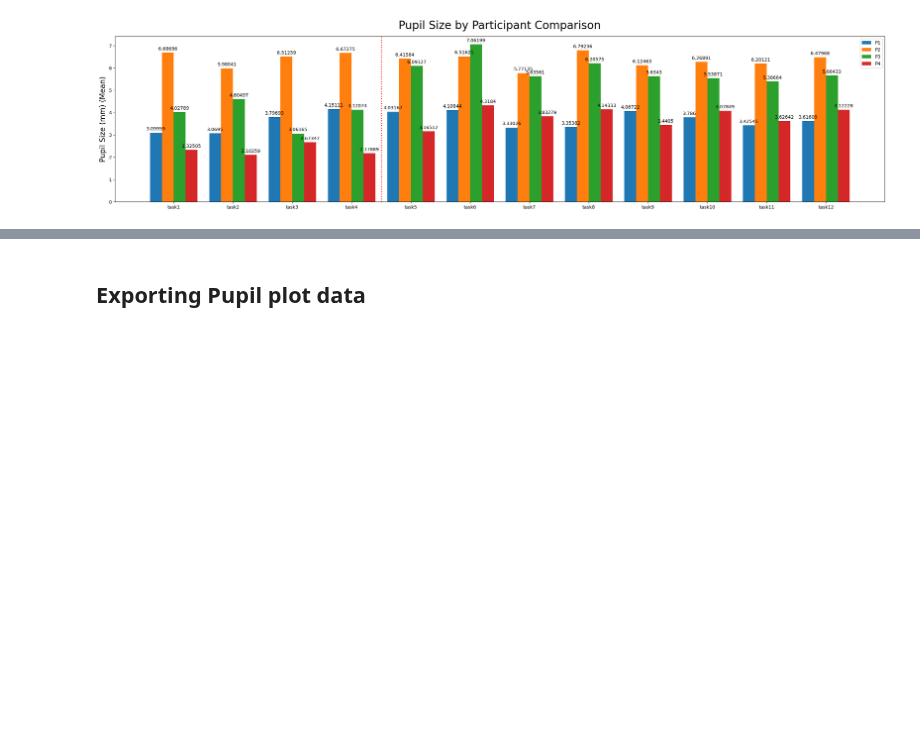
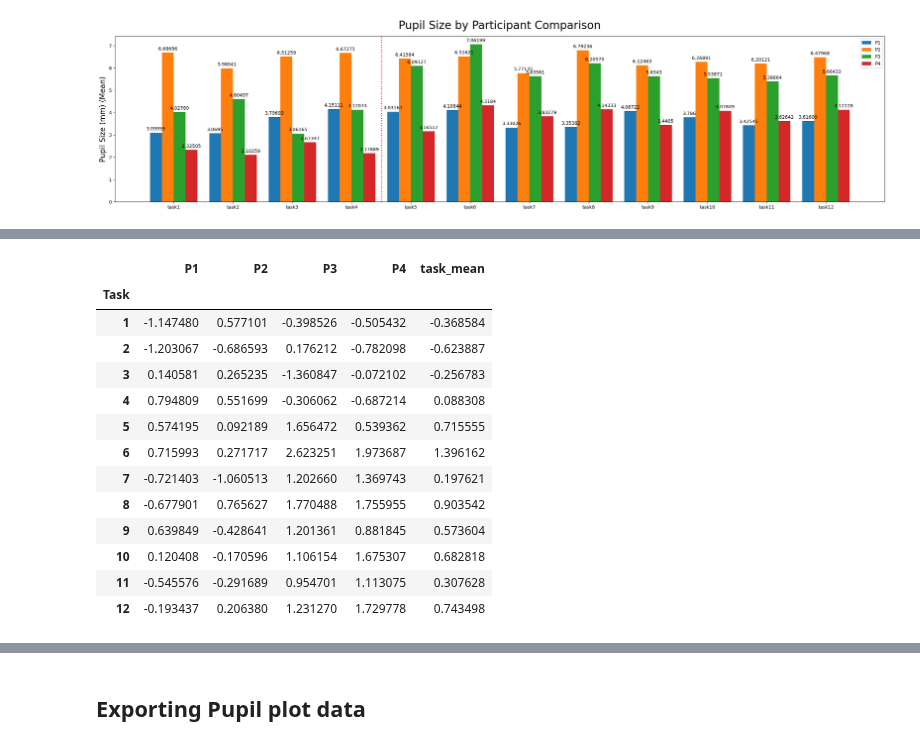
Before and after one commit to wnetzel/Pilot-Study, a Jupyter notebook: Notebooks/Pupils.ipynb, the cells around one changed output, grey strips where cells are left out. Cells and saved outputs as stored; diff of their text form; code cells hidden in the pictures; blank space fills up the shorter version.

```diff
--- a/Notebooks/Pupils.ipynb
+++ b/Notebooks/Pupils.ipynb
@@ -482,0 +519,17 @@ plt.show()
+# %%
+task_avg
+# %% [output]
+|  | P1 | P2 | P3 | P4 | task_mean |
+| Task |  |  |  |  |  |
+| 1 | -1.147480 | 0.577101 | -0.398526 | -0.505432 | -0.368584 |
+| 2 | -1.203067 | -0.686593 | 0.176212 | -0.782098 | -0.623887 |
+| 3 | 0.140581 | 0.265235 | -1.360847 | -0.072102 | -0.256783 |
+| 4 | 0.794809 | 0.551699 | -0.306062 | -0.687214 | 0.088308 |
+| 5 | 0.574195 | 0.092189 | 1.656472 | 0.539362 | 0.715555 |
+| 6 | 0.715993 | 0.271717 | 2.623251 | 1.973687 | 1.396162 |
+| 7 | -0.721403 | -1.060513 | 1.202660 | 1.369743 | 0.197621 |
+| 8 | -0.677901 | 0.765627 | 1.770488 | 1.755955 | 0.903542 |
+| 9 | 0.639849 | -0.428641 | 1.201361 | 0.881845 | 0.573604 |
+| 10 | 0.120408 | -0.170596 | 1.106154 | 1.675307 | 0.682818 |
+| 11 | -0.545576 | -0.291689 | 0.954701 | 1.113075 | 0.307628 |
+| 12 | -0.193437 | 0.206380 | 1.231270 | 1.729778 | 0.743498 |
```
Also changed, not shown: parts of 20 cells of this notebook, 3 other files.
